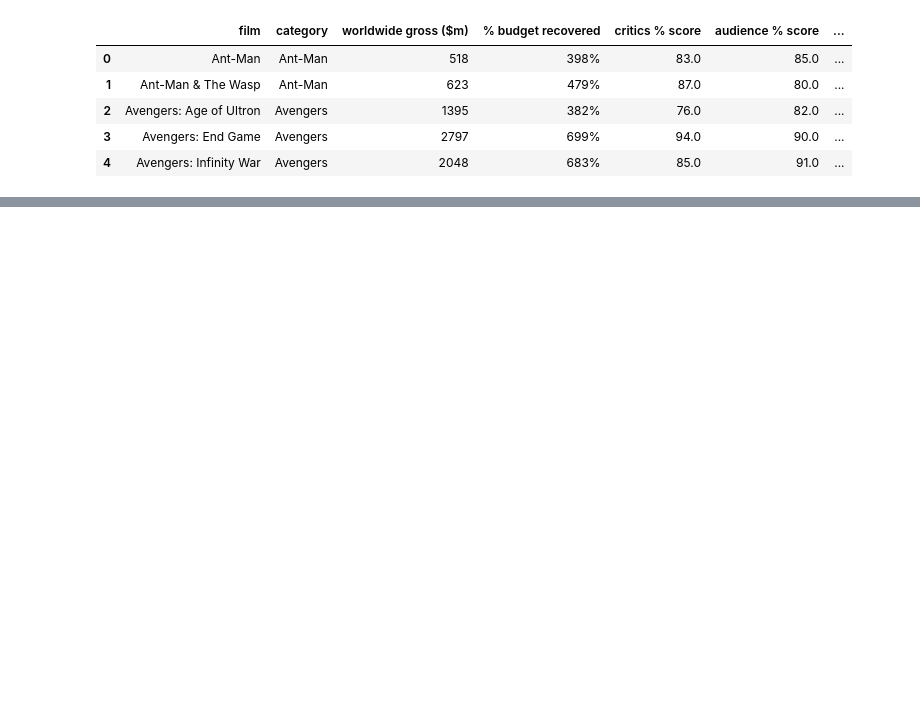
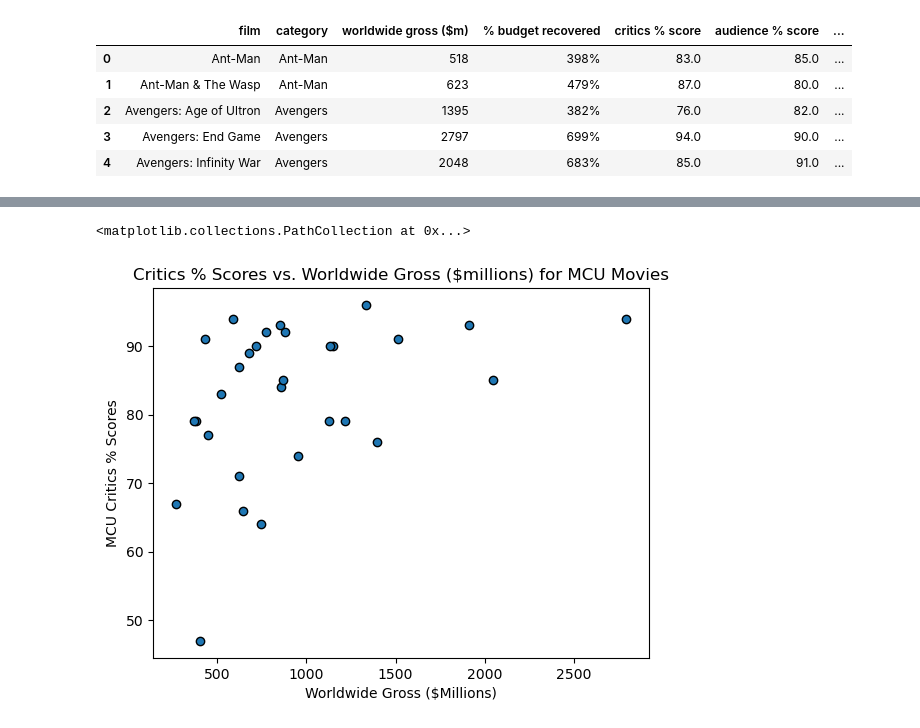
Before and after one commit to jdyiga10/project1-2023, a Jupyter notebook: andrew_work.ipynb, the cells around one changed output, grey strips where cells are left out. Cells and saved outputs as stored; diff of their text form; code cells hidden in the pictures; blank space fills up the shorter version.

```diff
--- a/andrew_work.ipynb
+++ b/andrew_work.ipynb
@@ -110,0 +124,10 @@ See the caveats in the documentation: https://pandas.pydata.org/pandas-docs/stab
+# %%
+#Graph Critics % Score against Worldwide Gross
+graph2 = plt.scatter(reviews_df["worldwide gross ($m)"], reviews_df["critics % score"], edgecolors="black")
+plt.title("Critics % Scores vs. Worldwide Gross ($millions) for MCU Movies")
+plt.xlabel("Worldwide Gross ($Millions)")
+plt.ylabel("MCU Critics % Scores")
+display(graph2)
+# %% [output]
+<matplotlib.collections.PathCollection at 0x...>
+[figure, added]
```
Also changed, not shown: parts of 9 cells of this notebook, 1 other file.
